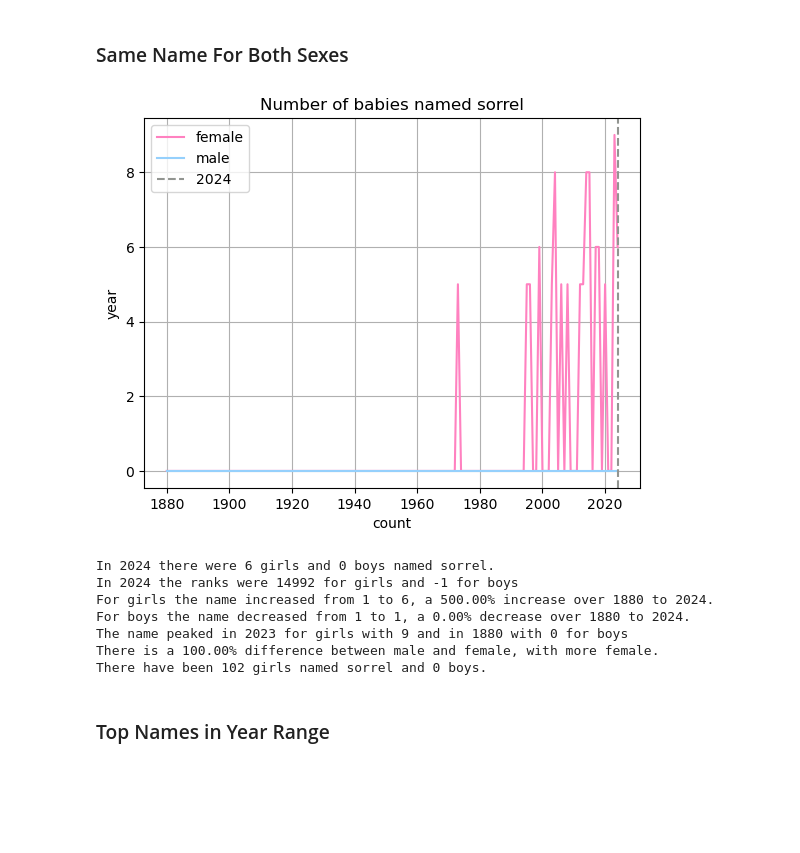
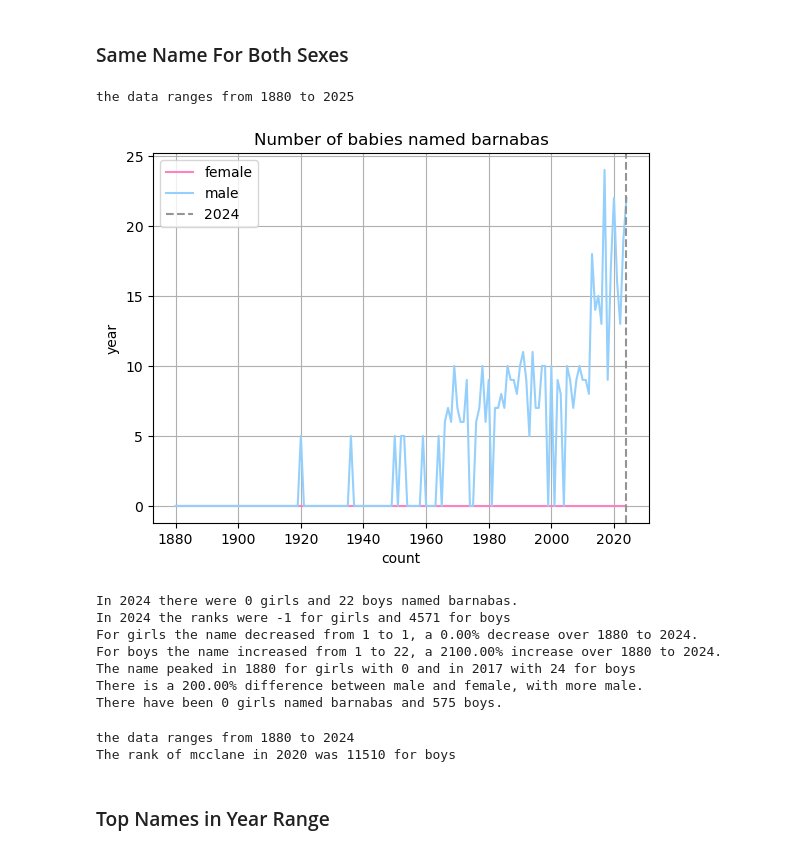
Before and after one commit to MalinMorris/NameData, a Jupyter notebook: data.ipynb, the cells around one changed output. Drawn from its saved outputs; the diff is of its cells as text; code cells hidden in the pictures; blank space fills up the shorter version.

```diff
--- a/data.ipynb
+++ b/data.ipynb
@@ -116,45 +113,46 @@ the data ranges from 1880 to 2025
 ### Same Name For Both Sexes
 # %%
 name = input("Enter the name: ").lower()
-# min_y, max_y = fun.year_input()
-min_y = min_data_year
-max_y = max_data_year
-# year = fun.single_year_input(min_y, max_y)
-year = 2024
+min_y, max_y = fun.year_input()
+# min_y = min_data_year
+# max_y = max_data_year
+year = fun.single_year_input(min_y, max_y)
+# year = 2024
 show = True
 name_counts_f, ignore = fun.name_counts_years(name, "f", min_y, max_y)
 name_counts_m, ignore = fun.name_counts_years(name, "m", min_y, max_y)
 
 total_sum_f = int(sum(name_counts_f))
 percent_change_f, initial_f, final_f = fun.calculate_percent_change(name_counts_f)
 change_verb_f = "increase" if percent_change_f > 0 else "decrease"
 percent_change_f = abs(percent_change_f)
 total_sum_m = int(sum(name_counts_m))
 percent_change_m, initial_m, final_m = fun.calculate_percent_change(name_counts_m)
 change_verb_m = "increase" if percent_change_m > 0 else "decrease"
 percent_change_m = abs(percent_change_m)
 per_diff = fun.calculate_percent_diff(total_sum_f, total_sum_m)
 peak_count_year_f, peak_count_f = fun.peak_year(name_counts_f, min_y)
 peak_count_year_m, peak_count_m = fun.peak_year(name_counts_m, min_y)
 
 plt.plot(range(min_y,max_y), name_counts_f, color = female_color, label = "female")
 plt.plot(range(min_y,max_y), name_counts_m, color = male_color, label = "male")
 fun.format_graph(f"Number of babies named {name}", year, True)
 plt.show()
 
 print(f"In {year} there were {int(name_counts_f[year - min_y])} girls and {int(name_counts_m[year - min_y])} boys named {name}.")
 print(f"In {year} the ranks were {fun.get_rank(name, 'f', year)} for girls and {fun.get_rank(name, 'm', year)} for boys")
 print(f"For girls the name {change_verb_f}d from {initial_f} to {final_f}, a {percent_change_f:.2f}% {change_verb_f} over {min_y} to {max_y - 1}.")
 print(f"For boys the name {change_verb_m}d from {initial_m} to {final_m}, a {percent_change_m:.2f}% {change_verb_m} over {min_y} to {max_y - 1}.")
 print(f"The name peaked in {peak_count_year_f} for girls with {peak_count_f} and in {peak_count_year_m} with {peak_count_m} for boys")
 print(f"There is a {per_diff:.2f}% difference between male and female, with more {"female" if total_sum_f > total_sum_m else "male"}.")
 print(f"There have been {total_sum_f} girls named {name} and {total_sum_m} boys.")
 # %% [output]
+the data ranges from 1880 to 2025
-[figure, old version]
+[figure, new version]
-In 2024 there were 6 girls and 0 boys named sorrel.
-In 2024 the ranks were 14992 for girls and -1 for boys
-For girls the name increased from 1 to 6, a 500.00% increase over 1880 to 2024.
-For boys the name decreased from 1 to 1, a 0.00% decrease over 1880 to 2024.
-The name peaked in 2023 for girls with 9 and in 1880 with 0 for boys
-There is a 100.00% difference between male and female, with more female.
-There have been 102 girls named sorrel and 0 boys.
+In 2024 there were 0 girls and 22 boys named barnabas.
+In 2024 the ranks were -1 for girls and 4571 for boys
+For girls the name decreased from 1 to 1, a 0.00% decrease over 1880 to 2024.
+For boys the name increased from 1 to 22, a 2100.00% increase over 1880 to 2024.
+The name peaked in 1880 for girls with 0 and in 2017 with 24 for boys
+There is a 200.00% difference between male and female, with more male.
+There have been 0 girls named barnabas and 575 boys.
@@ -161,3 +162,10 @@ There have been 102 girls named sorrel and 0 boys.
+# %%
+name, sex = fun.name_input()
+year = fun.single_year_input()
+print(f"The rank of {name} in {year} was {fun.get_rank(name, sex, year)} for {'girls' if sex == 'f' else 'boys'}")
+# %% [output]
+the data ranges from 1880 to 2024
+The rank of mcclane in 2020 was 11510 for boys
 # %% [markdown]
 ### Top Names in Year Range
 # %%
```
Also changed, not shown: parts of 4 cells of this notebook, 3 other files.
